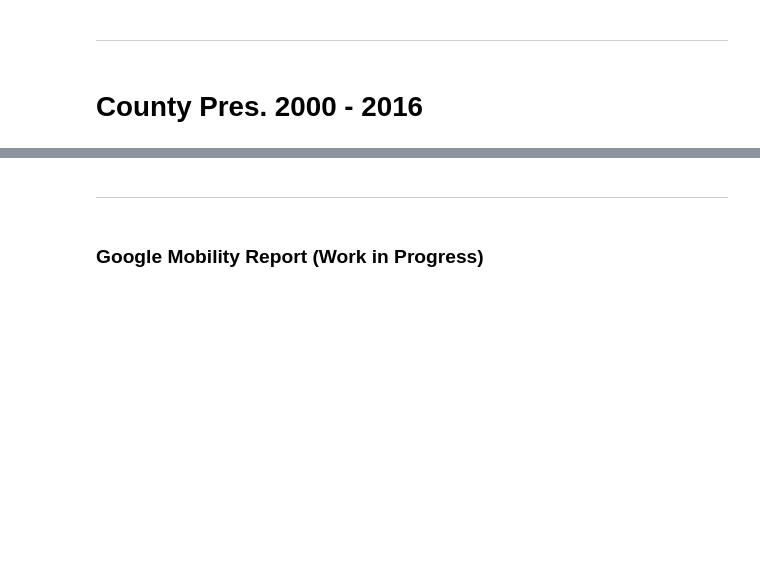
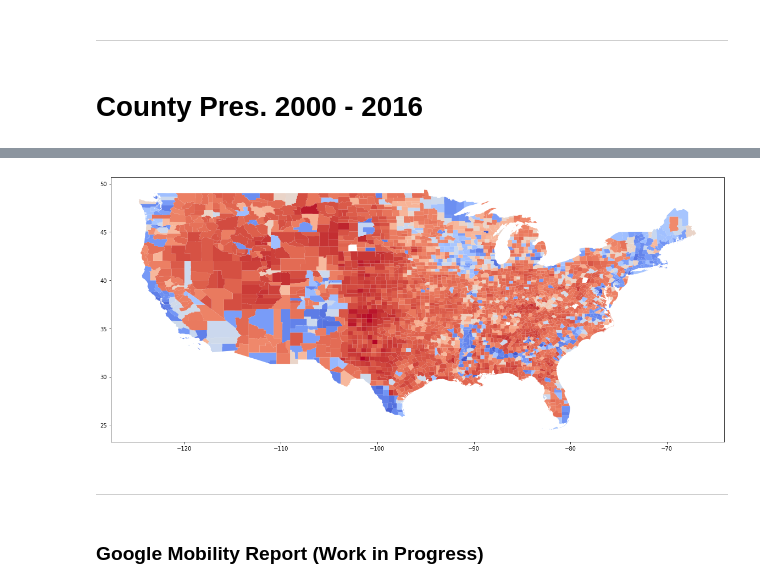
Before and after one commit to joshuaiokua/data100_final-project, a Jupyter notebook: Josh_notebook.ipynb, the cells around one changed output, grey strips where cells are left out. Cells and saved outputs as stored; diff of their text form; code cells hidden in the pictures; blank space fills up the shorter version.

```diff
--- a/Josh_notebook.ipynb
+++ b/Josh_notebook.ipynb
@@ -163,3 +199,11 @@ cont_merged = counties_df.merge(county_winners_cont_df, on='FIPS', how='inner')
+# %%
+merged_shape_cont = shape.loc[:, ('STATEFP', 'COUNTYFP', 'geometry')].merge(cont_merged.loc[:, ('Total', 'STATEFP', 'COUNTYFP')],
+                                                            on=['STATEFP', 'COUNTYFP']).loc[:, ('Total', 'geometry')]
+merged_shape_cont = merged_shape_cont.cx[-130:-50, 20:]
+
+merged_shape_cont.plot(column='Total', cmap='coolwarm', figsize=(20,10), linewidth=0, edgecolor='white');
+# %% [output]
+[figure, added]
 # %% [markdown]
 ----
 # %% [markdown]
```
Also changed, not shown: parts of 3 cells of this notebook.
